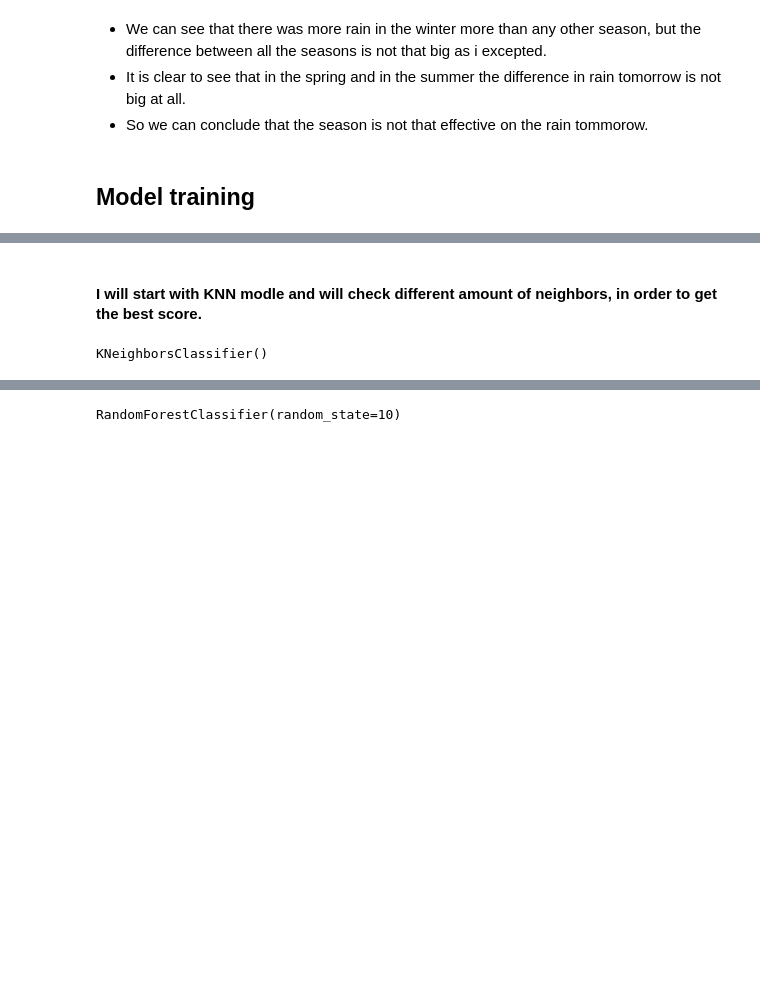
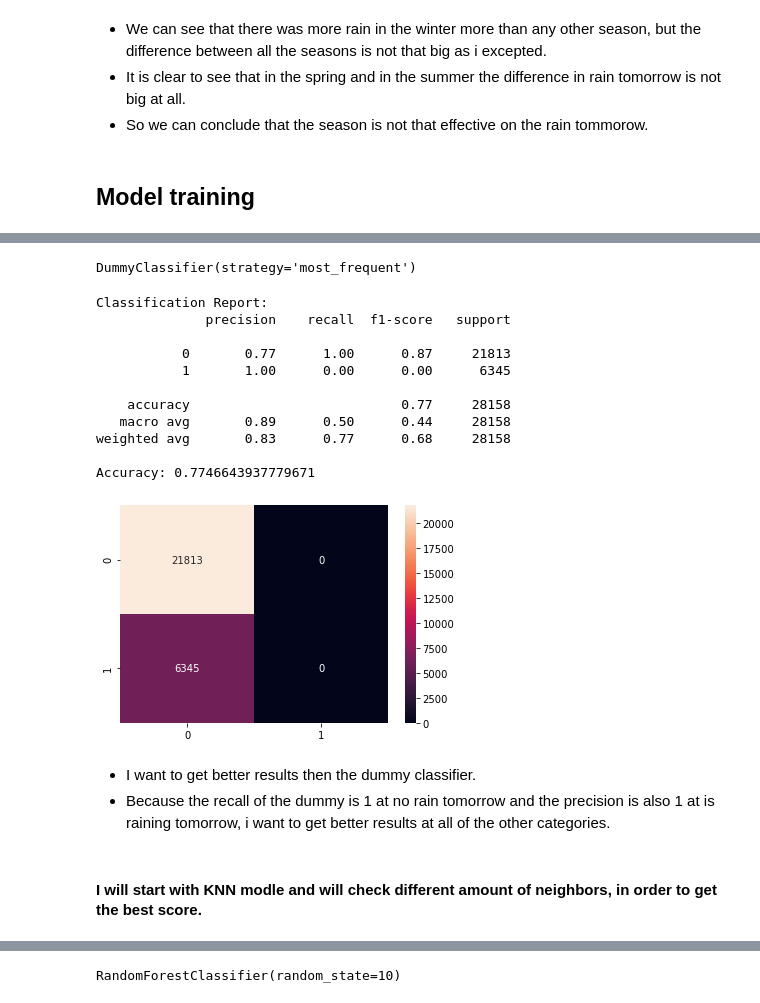
Before and after one commit to idobar1403/FinalProjectSemA, a Jupyter notebook: Untitled1.ipynb, the cells around one changed output, grey strips where cells are left out. Drawn from its saved outputs; the diff is of its cells as text; code cells hidden in the pictures; blank space fills up the shorter version.

Commit message:
Added dummy classifier, and heat map, confusion matrix, and finished the classification pat

```diff
--- a/Untitled1.ipynb
+++ b/Untitled1.ipynb
@@ -502,9 +485,4 @@ X=df07.drop("RainTomorrow",axis=1)
 # %%
 from sklearn.model_selection import train_test_split
 X_train, X_test, y_train, y_test =  train_test_split(X,y, test_size=0.2, random_state=0)
-# %%
-scaler = MinMaxScaler()
-scaler.fit(X_train)
-X_train = scaler.transform(X_train)
-X_test = scaler.transform(X_test)
 # %%
@@ -524,12 +502,38 @@ X.describe()
 | 50% | 0.483491 | 0.519849 | 0.000000 | 0.037741 | 0.526244 | 0.255814 | 0.100000 | 0.214151 | ... |
 | 75% | 0.596698 | 0.623819 | 0.002156 | 0.037741 | 0.600000 | 0.310078 | 0.146154 | 0.275862 | ... |
 | max | 1.000000 | 1.000000 | 1.000000 | 1.000000 | 1.000000 | 1.000000 | 1.000000 | 1.000000 | ... |
+# %%
+from sklearn.dummy import DummyClassifier
+from sklearn.metrics import classification_report, confusion_matrix, accuracy_score,roc_curve, auc, roc_auc_score
+dummy_clf = DummyClassifier(strategy="most_frequent")
+dummy_clf.fit(X_train,y_train)
+# %% [output]
+DummyClassifier(strategy='most_frequent')
+# %%
+y_pred=dummy_clf.predict(X_test)
+# %%
+confMatrix = confusion_matrix(y_test, y_pred)
+sns.heatmap(confMatrix, annot=True, fmt="d")
+result1 = classification_report(y_test, y_pred,zero_division=1)
+print("Classification Report:",)
+print (result1)
+result2 = accuracy_score(y_test,y_pred)
+print("Accuracy:",result2)
+# %% [output]
+Classification Report:
+              precision    recall  f1-score   support
+
+           0       0.77      1.00      0.87     21813
+           1       1.00      0.00      0.00      6345
+
+    accuracy                           0.77     28158
+   macro avg       0.89      0.50      0.44     28158
+weighted avg       0.83      0.77      0.68     28158
+
+Accuracy: 0.7746643937779671
+[figure, added]
+# %% [markdown]
+* I want to get better results then the dummy classifier.
+* Because the recall of the dummy is 1 at no rain tomorrow and the precision is also 1 at is raining tomorrow, i want to get better results at all of the other categories.
 # %% [markdown]
 #### I will start with KNN modle and will check different amount of neighbors, in order to get the best score.
-# %%
-from sklearn.neighbors import KNeighborsClassifier
-from sklearn.metrics import classification_report, confusion_matrix, accuracy_score
-classifier = KNeighborsClassifier(n_neighbors = 5)
-classifier.fit(X_train,y_train)
-# %% [output]
-KNeighborsClassifier()
```
Also changed, not shown: parts of 24 cells of this notebook.
